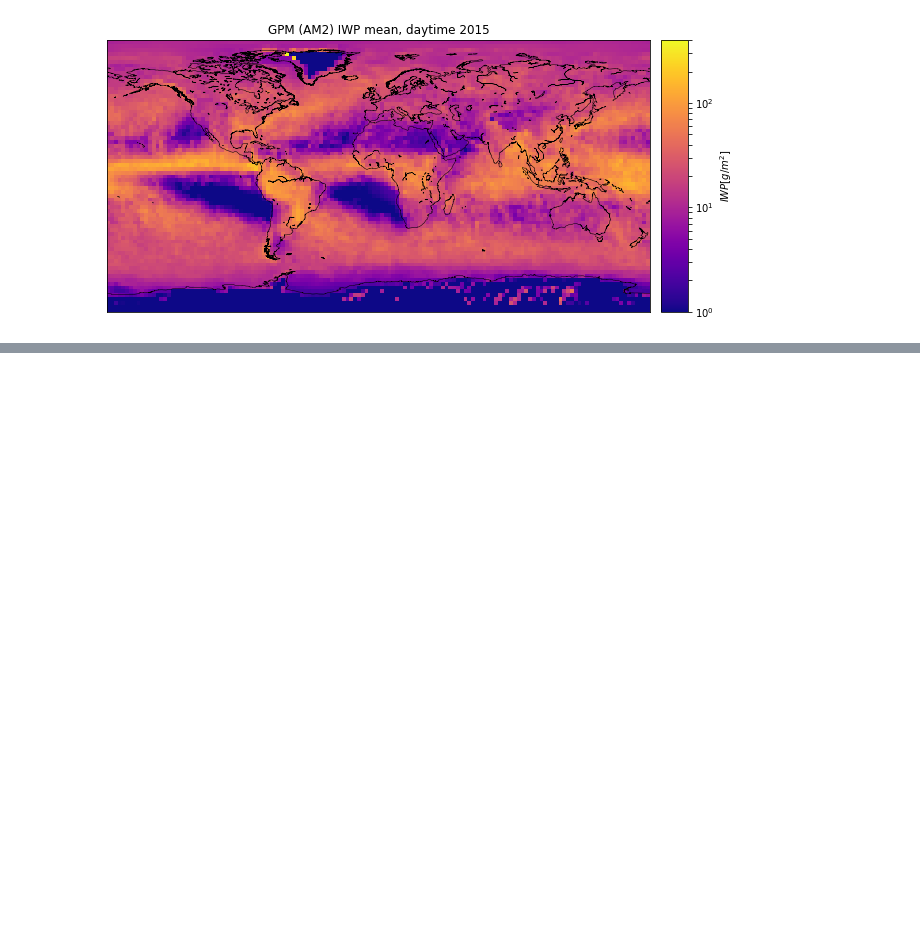
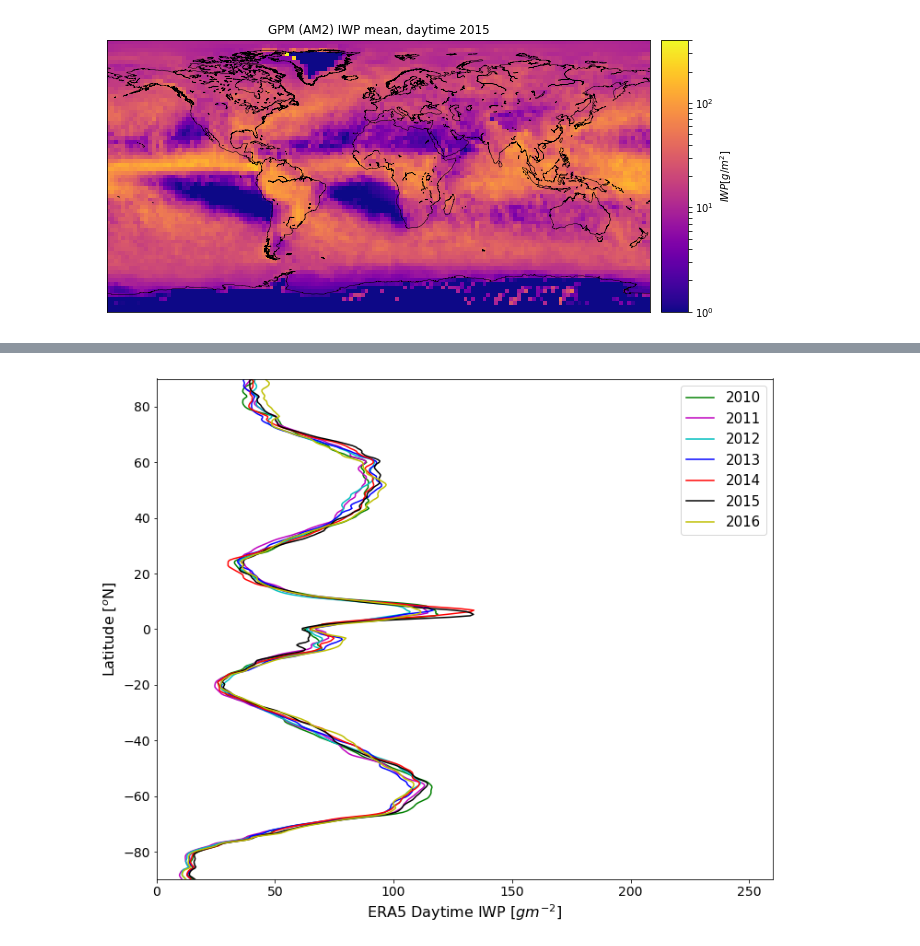
Before and after one commit to cheesetarian/IWP, a Jupyter notebook: plot_grids.ipynb, the cells around one changed output, grey strips where cells are left out. Drawn from its saved outputs; the diff is of its cells as text; code cells hidden in the pictures; blank space fills up the shorter version.

```diff
--- a/plot_grids.ipynb
+++ b/plot_grids.ipynb
@@ -292,3 +321,64 @@ print('gprof gmean: ',gprofgmean*1000)
+# %%
+# to satisfy reviewer, interannual variability of ERA5 IWP from zonal perspective:
+# currently have 2013-2016 era5 iwp data
+
+efid = dir+'era5.'+str(gnx)+'x.'+str(gny)+'y.13.5_10.5to16.5_3hrly.iwp.swp.v2.10.365'
+dec_iwp_2010 = np.load(efid+'.zonal.npy')
+dec_swp_2010 = np.load(efid+'.szonal.npy')
+dec_iwp_z2010 = np.interp(inz,range(361),dec_iwp_2010)
+dec_swp_z2010 = np.interp(inz,range(361),dec_swp_2010)
+efid = dir+'era5.'+str(gnx)+'x.'+str(gny)+'y.13.5_10.5to16.5_3hrly.iwp.swp.v2.11.365'
+dec_iwp_2011 = np.load(efid+'.zonal.npy')
+dec_swp_2011 = np.load(efid+'.szonal.npy')
+dec_iwp_z2011 = np.interp(inz,range(361),dec_iwp_2011)
+dec_swp_z2011 = np.interp(inz,range(361),dec_swp_2011)
+efid = dir+'era5.'+str(gnx)+'x.'+str(gny)+'y.13.5_10.5to16.5_3hrly.iwp.swp.v2.12.366'
+dec_iwp_2012 = np.load(efid+'.zonal.npy')
+dec_swp_2012 = np.load(efid+'.szonal.npy')
+dec_iwp_z2012 = np.interp(inz,range(361),dec_iwp_2012)
+dec_swp_z2012 = np.interp(inz,range(361),dec_swp_2012)
+efid = dir+'era5.'+str(gnx)+'x.'+str(gny)+'y.13.5_10.5to16.5_3hrly.iwp.swp.v2.13.365'
+dec_iwp_2013 = np.load(efid+'.zonal.npy')
+dec_swp_2013 = np.load(efid+'.szonal.npy')
+dec_iwp_z2013 = np.interp(inz,range(361),dec_iwp_2013)
+dec_swp_z2013 = np.interp(inz,range(361),dec_swp_2013)
+efid = dir+'era5.'+str(gnx)+'x.'+str(gny)+'y.13.5_10.5to16.5_3hrly.iwp.swp.v2.14.365'
+dec_iwp_2014 = np.load(efid+'.zonal.npy')
+dec_swp_2014 = np.load(efid+'.szonal.npy')
+dec_iwp_z2014 = np.interp(inz,range(361),dec_iwp_2014)
+dec_swp_z2014 = np.interp(inz,range(361),dec_swp_2014)
+efid = dir+'era5.'+str(gnx)+'x.'+str(gny)+'y.13.5_10.5to16.5_3hrly.iwp.swp.v2.15.365'
+dec_iwp_2015 = np.load(efid+'.zonal.npy')
+dec_swp_2015 = np.load(efid+'.szonal.npy')
+dec_iwp_z2015 = np.interp(inz,range(361),dec_iwp_2015)
+dec_swp_z2015 = np.interp(inz,range(361),dec_swp_2015)
+efid = dir+'era5.'+str(gnx)+'x.'+str(gny)+'y.13.5_10.5to16.5_3hrly.iwp.swp.v2.16.366'
+dec_iwp_2016 = np.load(efid+'.zonal.npy')
+dec_swp_2016 = np.load(efid+'.szonal.npy')
+dec_iwp_z2016 = np.interp(inz,range(361),dec_iwp_2016)
+dec_swp_z2016 = np.interp(inz,range(361),dec_swp_2016)
+
+figze = plt.figure(figsize=[12,10])
+lw = 1.5
+plt.plot(1000*(dec_swp_z2010[::-1]+dec_iwp_z2010[::-1]),zax,'g-',label='2010',linewidth=lw)
+plt.plot(1000*(dec_swp_z2011[::-1]+dec_iwp_z2011[::-1]),zax,'m-',label='2011',linewidth=lw)
+plt.plot(1000*(dec_swp_z2012[::-1]+dec_iwp_z2012[::-1]),zax,'c-',label='2012',linewidth=lw)
+plt.plot(1000*(dec_swp_z2013[::-1]+dec_iwp_z2013[::-1]),zax,'b-',label='2013',linewidth=lw)
+plt.plot(1000*(dec_swp_z2014[::-1]+dec_iwp_z2014[::-1]),zax,'r-',label='2014',linewidth=lw)
+plt.plot(1000*(dec_swp_z2015[::-1]+dec_iwp_z2015[::-1]),zax,'k-',label='2015',linewidth=lw)
+plt.plot(1000*(dec_swp_z2016[::-1]+dec_iwp_z2016[::-1]),zax,'y-',label='2016',linewidth=lw)
+plt.xlabel(r'ERA5 Daytime IWP $[g m^{-2}]$',fontsize=16)
+plt.ylabel(r'Latitude $[^o$N]',fontsize=16)
+plt.xticks(fontsize=14)
+plt.yticks(fontsize=14)
+axes = plt.gca()
+axes.set_ylim([-90,90])
+axes.set_xlim([0,260])
+plt.legend(fontsize=15)
+plt.show()
+figze.savefig('img/era5_daytime_zonal_7yrs.eps',bbox_inches='tight')#,dpi=400)
+# %% [output]
+[figure, added]
 # %%
 # multipanel plot using subplots:
 from mpl_toolkits.basemap import Basemap
```
Also changed, not shown: parts of 14 cells of this notebook, 8 other files.
